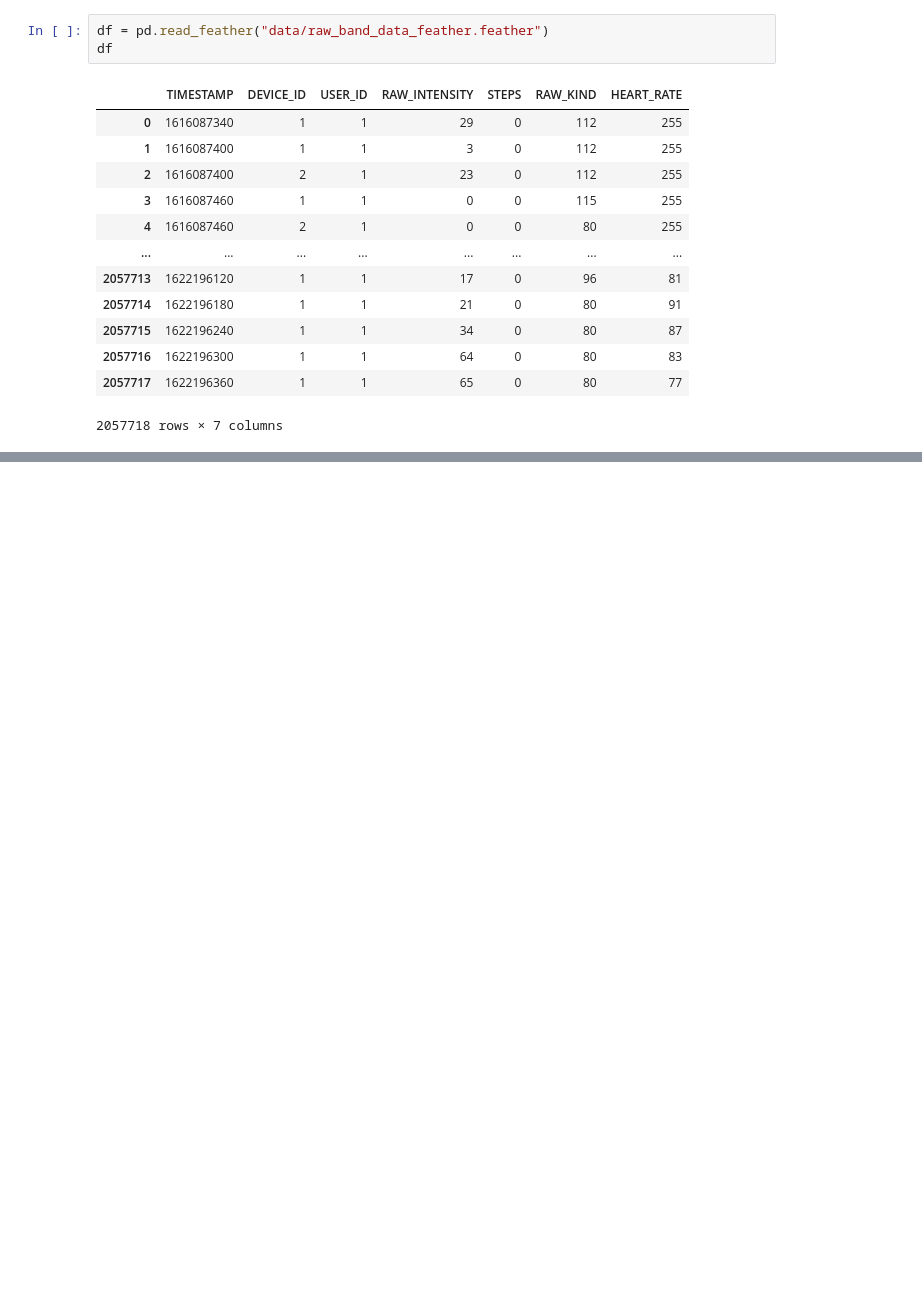
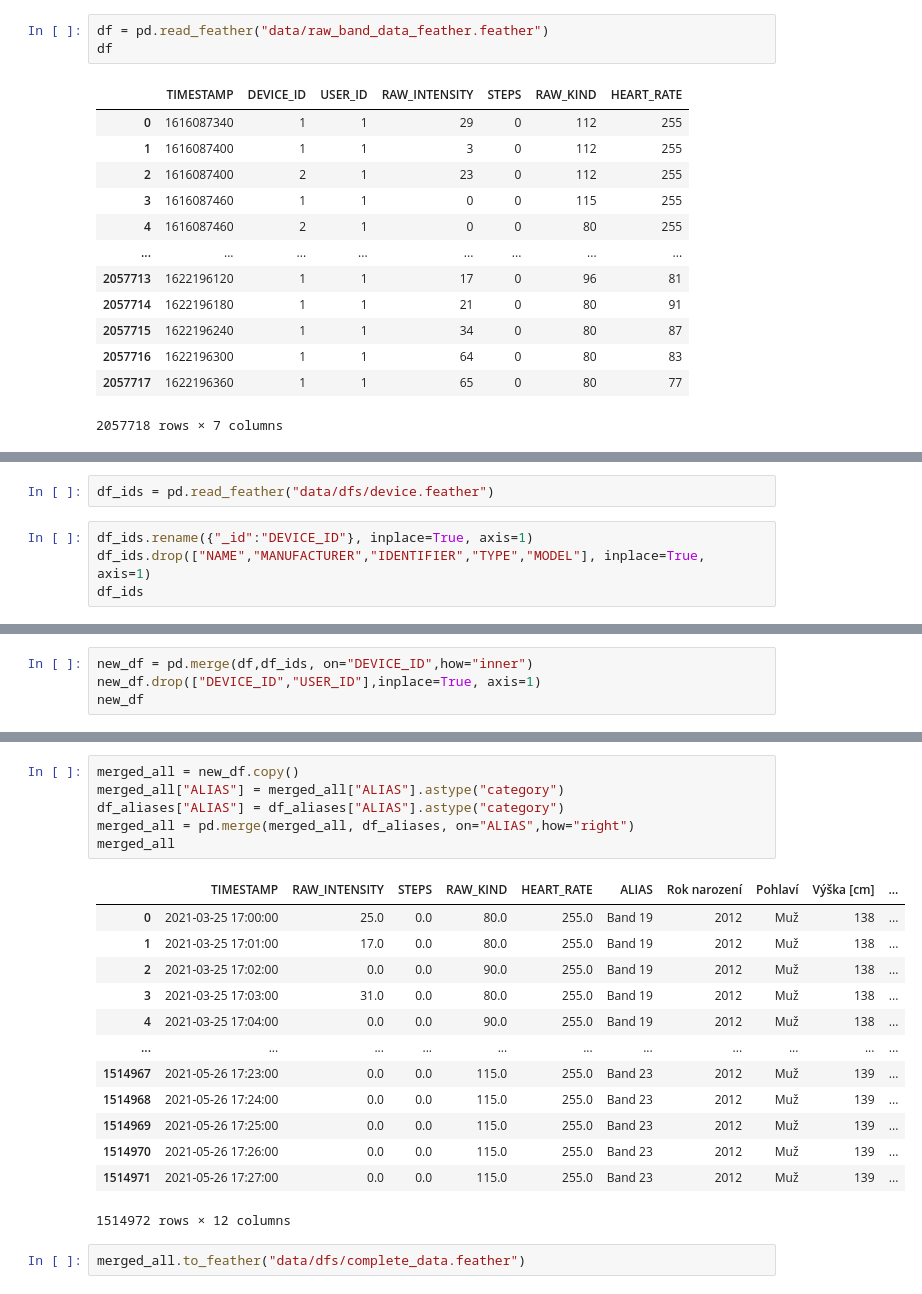
Before and after one commit to edavidk7/WebApp, a Jupyter notebook: band_data.ipynb, the cells around one changed output, grey strips where cells are left out. Saved outputs shown, nothing was run; the diff lists cells and outputs as text; blank space fills up the shorter version.

```diff
--- a/band_data.ipynb
+++ b/band_data.ipynb
@@ -100,0 +81,6 @@ df
+# %%
+df_ids = pd.read_feather("data/dfs/device.feather")
+# %%
+df_ids.rename({"_id":"DEVICE_ID"}, inplace=True, axis=1)
+df_ids.drop(["NAME","MANUFACTURER","IDENTIFIER","TYPE","MODEL"], inplace=True, axis=1)
+df_ids
@@ -100,0 +105,4 @@ df
+# %%
+new_df = pd.merge(df,df_ids, on="DEVICE_ID",how="inner")
+new_df.drop(["DEVICE_ID","USER_ID"],inplace=True, axis=1)
+new_df
@@ -100,0 +146,22 @@ df
+# %%
+merged_all = new_df.copy()
+merged_all["ALIAS"] = merged_all["ALIAS"].astype("category")
+df_aliases["ALIAS"] = df_aliases["ALIAS"].astype("category")
+merged_all = pd.merge(merged_all, df_aliases, on="ALIAS",how="right")
+merged_all
+# %% [output]
+|  | TIMESTAMP | RAW_INTENSITY | STEPS | RAW_KIND | HEART_RATE | ALIAS | Rok narození | Pohlaví | Výška [cm] | ... |
+| 0 | 2021-03-25 17:00:00 | 25.0 | 0.0 | 80.0 | 255.0 | Band 19 | 2012 | Muž | 138 | ... |
+| 1 | 2021-03-25 17:01:00 | 17.0 | 0.0 | 80.0 | 255.0 | Band 19 | 2012 | Muž | 138 | ... |
+| 2 | 2021-03-25 17:02:00 | 0.0 | 0.0 | 90.0 | 255.0 | Band 19 | 2012 | Muž | 138 | ... |
+| 3 | 2021-03-25 17:03:00 | 31.0 | 0.0 | 80.0 | 255.0 | Band 19 | 2012 | Muž | 138 | ... |
+| 4 | 2021-03-25 17:04:00 | 0.0 | 0.0 | 90.0 | 255.0 | Band 19 | 2012 | Muž | 138 | ... |
+| ... | ... | ... | ... | ... | ... | ... | ... | ... | ... | ... |
+| 1514967 | 2021-05-26 17:23:00 | 0.0 | 0.0 | 115.0 | 255.0 | Band 23 | 2012 | Muž | 139 | ... |
+| 1514968 | 2021-05-26 17:24:00 | 0.0 | 0.0 | 115.0 | 255.0 | Band 23 | 2012 | Muž | 139 | ... |
+| 1514969 | 2021-05-26 17:25:00 | 0.0 | 0.0 | 115.0 | 255.0 | Band 23 | 2012 | Muž | 139 | ... |
+| 1514970 | 2021-05-26 17:26:00 | 0.0 | 0.0 | 115.0 | 255.0 | Band 23 | 2012 | Muž | 139 | ... |
+| 1514971 | 2021-05-26 17:27:00 | 0.0 | 0.0 | 115.0 | 255.0 | Band 23 | 2012 | Muž | 139 | ... |
+1514972 rows × 12 columns
+# %%
+merged_all.to_feather("data/dfs/complete_data.feather")
```
Also changed, not shown: parts of 6 cells of this notebook, 3 other files.
